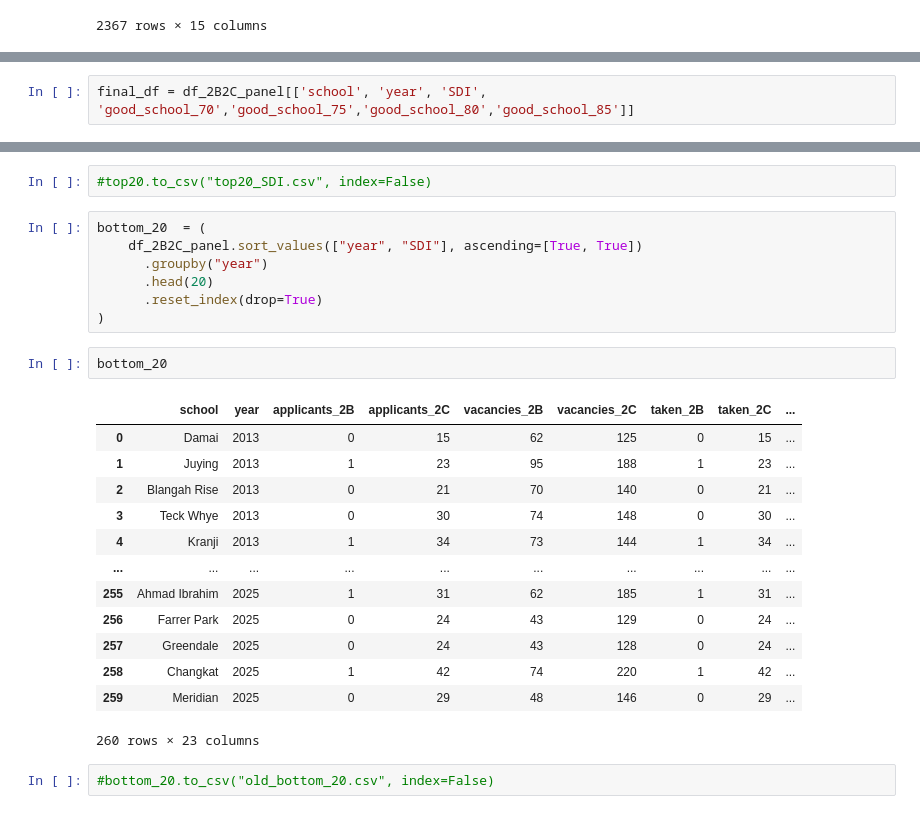
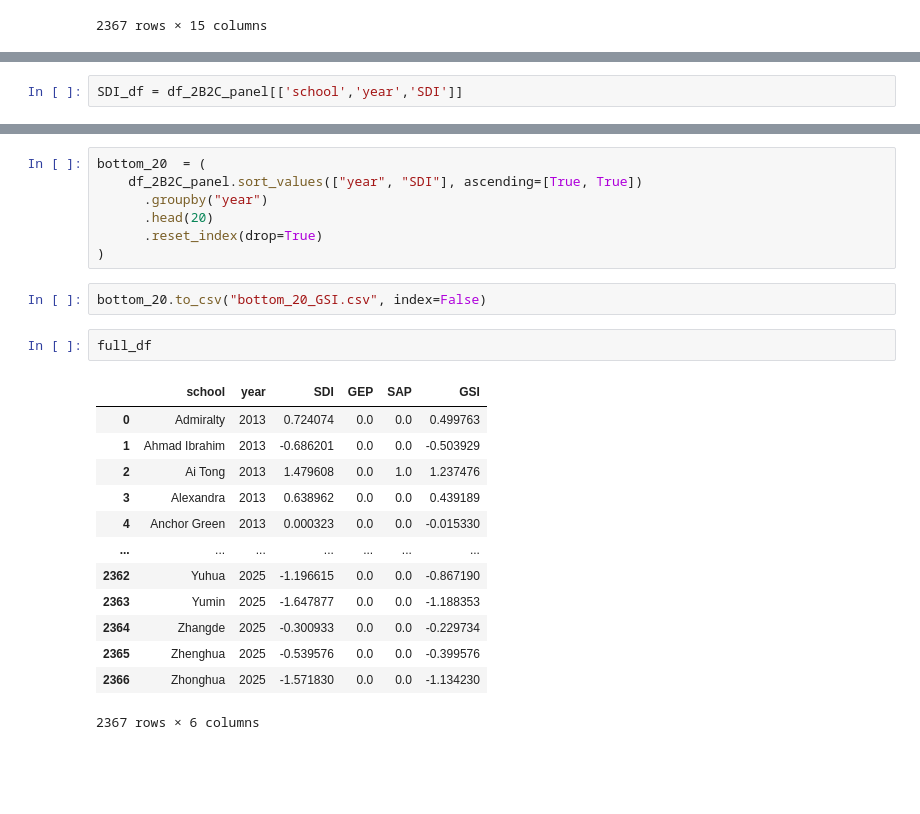
Before and after one commit to KeaganLai/DSA4264-Public-Policy-and-Society, a Jupyter notebook: src/SDI_calculation.ipynb, the cells around one changed output, grey strips where cells are left out. Cells and saved outputs as stored; diff of their text form; blank space fills up the shorter version.

```diff
--- a/src/SDI_calculation.ipynb
+++ b/src/SDI_calculation.ipynb
@@ -351,2 +318,2 @@ See the caveats in the documentation: https://pandas.pydata.org/pandas-docs/stab
 # %%
-final_df = df_2B2C_panel[['school', 'year', 'SDI', 'good_school_70','good_school_75','good_school_80','good_school_85']]
+SDI_df = df_2B2C_panel[['school','year','SDI']]
@@ -394,5 +741,3 @@ top20
-# %%
-#top20.to_csv("top20_SDI.csv", index=False)
 # %%
 bottom_20  = (
     df_2B2C_panel.sort_values(["year", "SDI"], ascending=[True, True])
@@ -400,21 +745,21 @@ bottom_20  = (
       .head(20)
       .reset_index(drop=True)
 )
-# %%
-bottom_20
-# %% [output]
-|  | school | year | applicants_2B | applicants_2C | vacancies_2B | vacancies_2C | taken_2B | taken_2C | ... |
-| 0 | Damai | 2013 | 0 | 15 | 62 | 125 | 0 | 15 | ... |
-| 1 | Juying | 2013 | 1 | 23 | 95 | 188 | 1 | 23 | ... |
-| 2 | Blangah Rise | 2013 | 0 | 21 | 70 | 140 | 0 | 21 | ... |
-| 3 | Teck Whye | 2013 | 0 | 30 | 74 | 148 | 0 | 30 | ... |
-| 4 | Kranji | 2013 | 1 | 34 | 73 | 144 | 1 | 34 | ... |
-| ... | ... | ... | ... | ... | ... | ... | ... | ... | ... |
-| 255 | Ahmad Ibrahim | 2025 | 1 | 31 | 62 | 185 | 1 | 31 | ... |
-| 256 | Farrer Park | 2025 | 0 | 24 | 43 | 129 | 0 | 24 | ... |
-| 257 | Greendale | 2025 | 0 | 24 | 43 | 128 | 0 | 24 | ... |
-| 258 | Changkat | 2025 | 1 | 42 | 74 | 220 | 1 | 42 | ... |
-| 259 | Meridian | 2025 | 0 | 29 | 48 | 146 | 0 | 29 | ... |
-260 rows × 23 columns
 # %%
-#bottom_20.to_csv("old_bottom_20.csv", index=False)
+bottom_20.to_csv("bottom_20_GSI.csv", index=False)
+# %%
+full_df
+# %% [output]
+|  | school | year | SDI | GEP | SAP | GSI |
+| 0 | Admiralty | 2013 | 0.724074 | 0.0 | 0.0 | 0.499763 |
+| 1 | Ahmad Ibrahim | 2013 | -0.686201 | 0.0 | 0.0 | -0.503929 |
+| 2 | Ai Tong | 2013 | 1.479608 | 0.0 | 1.0 | 1.237476 |
+| 3 | Alexandra | 2013 | 0.638962 | 0.0 | 0.0 | 0.439189 |
+| 4 | Anchor Green | 2013 | 0.000323 | 0.0 | 0.0 | -0.015330 |
+| ... | ... | ... | ... | ... | ... | ... |
+| 2362 | Yuhua | 2025 | -1.196615 | 0.0 | 0.0 | -0.867190 |
+| 2363 | Yumin | 2025 | -1.647877 | 0.0 | 0.0 | -1.188353 |
+| 2364 | Zhangde | 2025 | -0.300933 | 0.0 | 0.0 | -0.229734 |
+| 2365 | Zhenghua | 2025 | -0.539576 | 0.0 | 0.0 | -0.399576 |
+| 2366 | Zhonghua | 2025 | -1.571830 | 0.0 | 0.0 | -1.134230 |
+2367 rows × 6 columns
```
Also changed, not shown: parts of 19 cells of this notebook, 4 other files.
